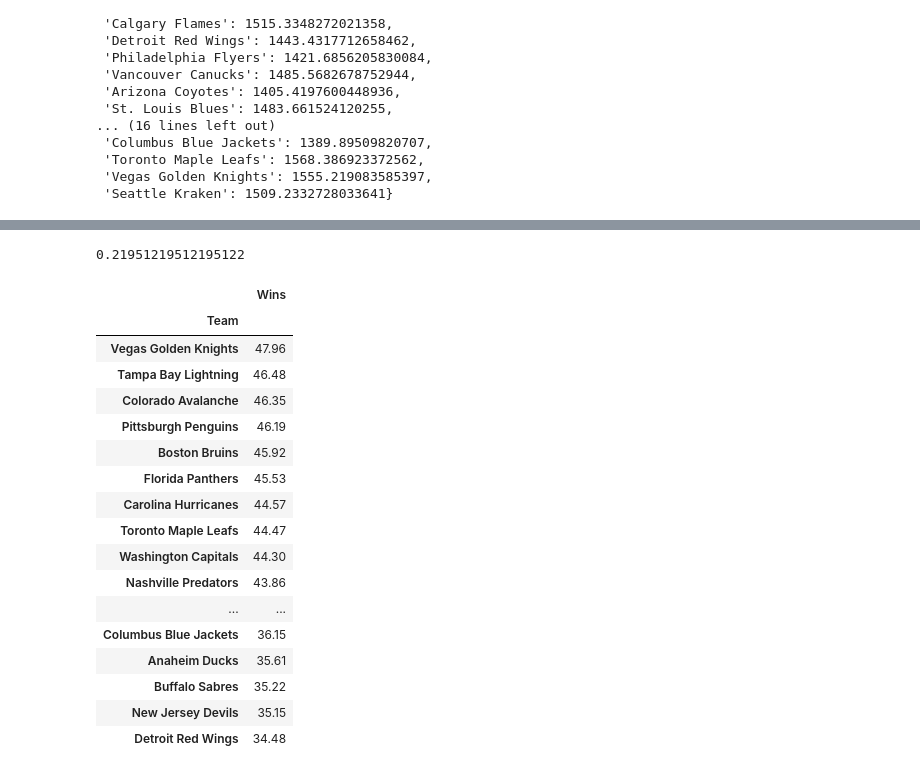
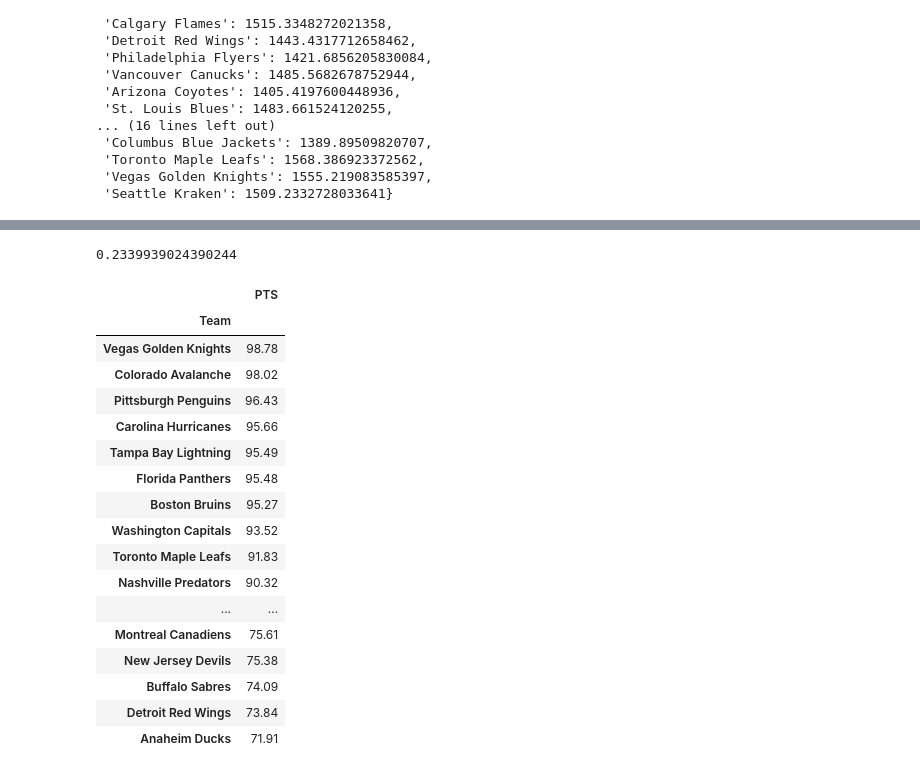
Before and after one commit to hinayatali9/MIE368_PROJECT, a Jupyter notebook: team_proj/scripts/Forecasting Games.ipynb, the cells around one changed output, grey strips where cells are left out. Drawn from its saved outputs; the diff is of its cells as text; code cells hidden in the pictures.

```diff
--- a/team_proj/scripts/Forecasting Games.ipynb
+++ b/team_proj/scripts/Forecasting Games.ipynb
@@ -237,6 +217,8 @@ def forecast_game_elo(home_team, away_team, season, df, idx, elo_ratings, simula
                 conditions_satisfied = 1
 
     #------------------------------------------------------------------------#
+    OT_choice = 0
+
     if abs(home_goal_diff) == 1:
         # Decide if the game goes to OT
         OT_choice = np.random.choice(a= [1, 0], p= [0.23, 0.77])
@@ -244,11 +226,17 @@ def forecast_game_elo(home_team, away_team, season, df, idx, elo_ratings, simula
 
     if home_win == 1:
         winner_elo_diff = Elo_diff_home
-        simulation_wins[home_team] += 1
+        simulation_wins[home_team] += 2
+
+        if OT_choice == 1:
+            simulation_wins[away_team] += 1
 
     if home_win == 0:
         winner_elo_diff = -1*Elo_diff_home
-        simulation_wins[away_team] += 1
+        simulation_wins[away_team] += 2
+
+        if OT_choice == 1:
+            simulation_wins[home_team] += 1
 
     pre_g_fav_h = home_win - home_prob
     auto_corr = 2.05/(winner_elo_diff*0.001 + 2.05)
@@ -271,12 +259,12 @@ def forecast_game_elo(home_team, away_team, season, df, idx, elo_ratings, simula
 # Iterate over seasons and games
 def season_forecaster(df, starting_elo):
 
-    simulation_wins = {team: 0 for team in df['Home'].unique()}
+    simulation_pts = {team: 0 for team in df['Home'].unique()}
 
     for idx, row in df.iterrows():
-        df, starting_elo, simulation_wins = forecast_game_elo(row['Home'], row['Visitor'], row['Season'], df, idx, starting_elo, simulation_wins)
+        df, starting_elo, simulation_pts = forecast_game_elo(row['Home'], row['Visitor'], row['Season'], df, idx, starting_elo, simulation_pts)
 
-    return df, starting_elo, simulation_wins
+    return df, starting_elo, simulation_pts
 # %%
 def old_forecast_game_elo2(home_team, away_team, season, df, idx, elo_ratings, simulation_wins):
 
@@ -371,7 +359,7 @@ season_2022 = df2.copy()
 num_simulations = 100
 season_weight = 0.7
 average_weight = 0.3
-team_wins = {team: np.zeros(num_simulations) for team in df2['Home'].unique()}
+standings = {team: np.zeros(num_simulations) for team in df2['Home'].unique()}
 
 for simulation in range(num_simulations):
     elo = copy.deepcopy(final_season_elos[2021])  # Creating a deep copy of final_season_elos[2021]
@@ -385,14 +373,14 @@ for simulation in range(num_simulations):
         starting_elo = (season_weight * prev_season_elo) + (average_weight * league_avg_elo)
         elo_ratings[team] = round(starting_elo, 2)
 
-    season_2022, elo_ratings, simulation_wins = season_forecaster2(season_2022, elo_ratings)
+    season_2022, elo_ratings, simulation_pts = season_forecaster(season_2022, elo_ratings)
 
-    for team, wins in simulation_wins.items():
-        team_wins[team][simulation] = wins
+    for team, pts in simulation_pts.items():
+        standings[team][simulation] = pts
 
 
-for team, wins in team_wins.items():
-    mean_wins = np.mean(wins)
-    std_deviation = np.std(wins)
-    print(f"{team}: Mean Wins = {mean_wins}, Standard Deviation = {std_deviation}")
+for team, pts in standings.items():
+    mean_pts = np.mean(pts)
+    std_deviation = np.std(pts)
+    print(f"{team}: Mean point total = {mean_pts}, Standard Deviation = {std_deviation}")
 # %% [output]
@@ -416,30 +404,30 @@ New York Islanders: Mean Wins = 42.42, Standard Deviation = 7.35279538678998
 # %%
 len(season_2022[season_2022['OT Ind'] == 1])/len(season_2022)
 # %% [output]
-0.21951219512195122
+0.2339939024390244
 # %%
-mean_wins = pd.DataFrame(columns = ['Wins']).rename_axis('Team')
+mean_pts = pd.DataFrame(columns = ['PTS']).rename_axis('Team')
 
-for team, wins in team_wins.items():
-    mean_wins.loc[team] = [np.mean(wins)]
+for team, pts in standings.items():
+    mean_pts.loc[team] = [np.mean(pts)]
 # %%
-mean_wins.sort_values(by='Wins', ascending=False)
+mean_pts.sort_values(by='PTS', ascending=False)
 # %% [output]
-|  | Wins |
+|  | PTS |
 | Team |  |
-| Vegas Golden Knights | 47.96 |
-| Tampa Bay Lightning | 46.48 |
-| Colorado Avalanche | 46.35 |
-| Pittsburgh Penguins | 46.19 |
-| Boston Bruins | 45.92 |
-| Florida Panthers | 45.53 |
-| Carolina Hurricanes | 44.57 |
-| Toronto Maple Leafs | 44.47 |
-| Washington Capitals | 44.30 |
-| Nashville Predators | 43.86 |
+| Vegas Golden Knights | 98.78 |
+| Colorado Avalanche | 98.02 |
+| Pittsburgh Penguins | 96.43 |
+| Carolina Hurricanes | 95.66 |
+| Tampa Bay Lightning | 95.49 |
+| Florida Panthers | 95.48 |
+| Boston Bruins | 95.27 |
+| Washington Capitals | 93.52 |
+| Toronto Maple Leafs | 91.83 |
+| Nashville Predators | 90.32 |
 | ... | ... |
-| Columbus Blue Jackets | 36.15 |
-| Anaheim Ducks | 35.61 |
-| Buffalo Sabres | 35.22 |
-| New Jersey Devils | 35.15 |
-| Detroit Red Wings | 34.48 |
+| Montreal Canadiens | 75.61 |
+| New Jersey Devils | 75.38 |
+| Buffalo Sabres | 74.09 |
+| Detroit Red Wings | 73.84 |
+| Anaheim Ducks | 71.91 |
```
Also changed, not shown: parts of 8 cells of this notebook.
